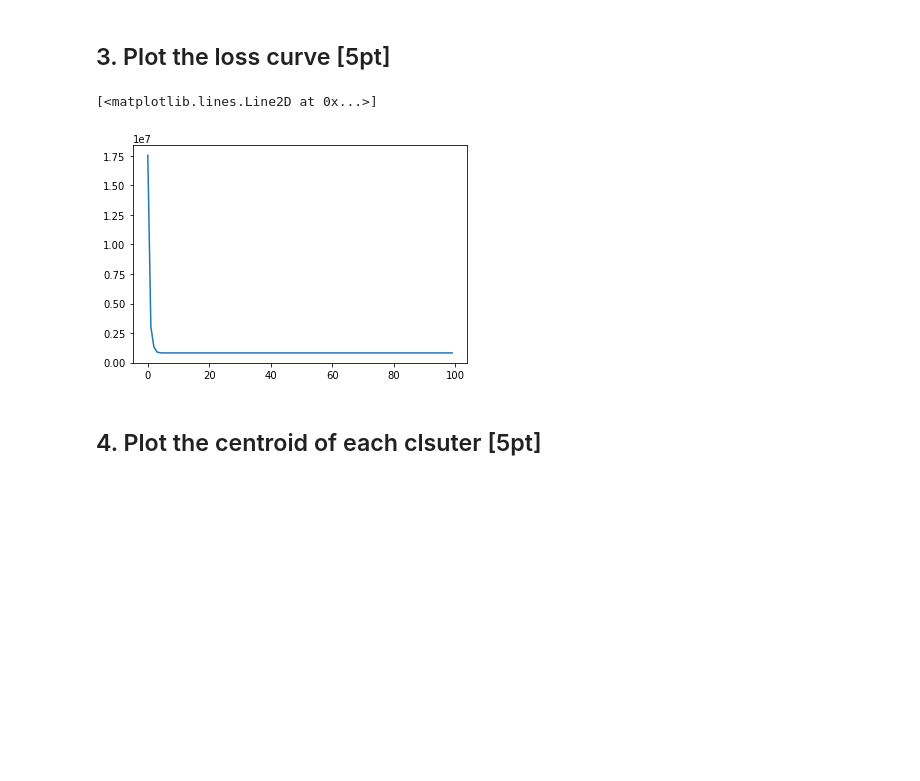
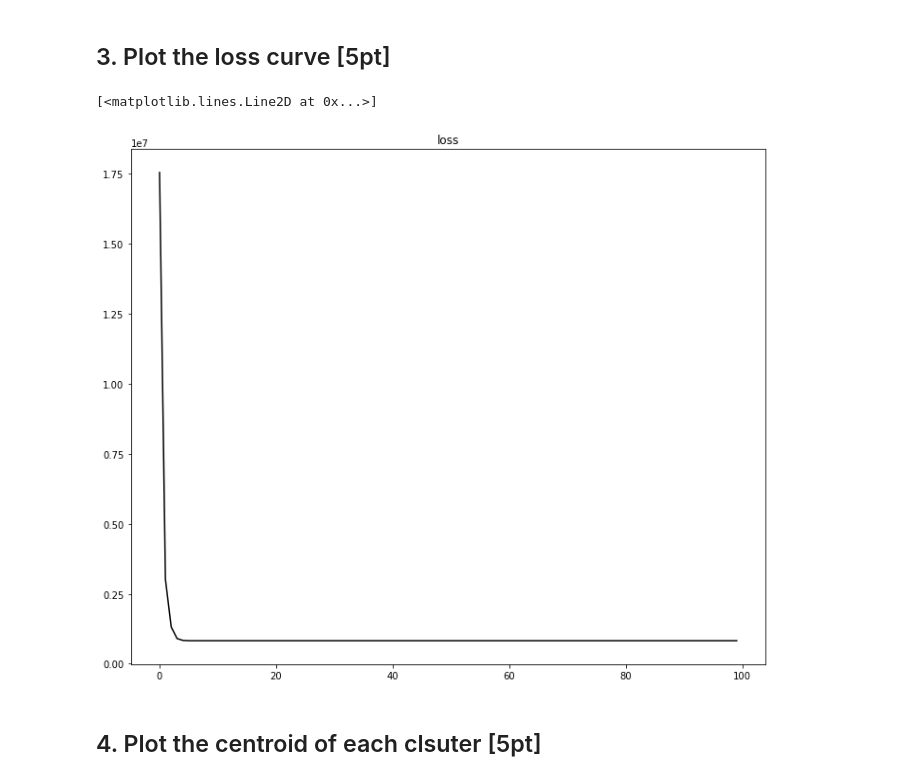
Before and after one commit to ehehehe95/Implementing-Basic-ML-techniques, a Jupyter notebook: 7/assignment-07.ipynb, the cells around one changed output. Saved outputs shown, nothing was run; the diff lists cells and outputs as text; code cells hidden in the pictures; blank space fills up the shorter version.

```diff
--- a/7/assignment-07.ipynb
+++ b/7/assignment-07.ipynb
@@ -310,11 +323,13 @@ plt.show()
 [figure]
 # %% [markdown]
 ## 3. Plot the loss curve [5pt]
-# %%
-plt.plot(loss)
-# %% [output]
-[<matplotlib.lines.Line2D at 0x...>]
-[figure, removed]
+# %%
+plt.figure(1,figsize=(12,10))
+plt.title("loss")
+plt.plot(loss,c="black")
+# %% [output]
+[<matplotlib.lines.Line2D at 0x...>]
+[figure, added]
 # %% [markdown]
 ## 4. Plot the centroid of each clsuter [5pt]
 # %%
```
Also changed, not shown: parts of 8 cells of this notebook.
